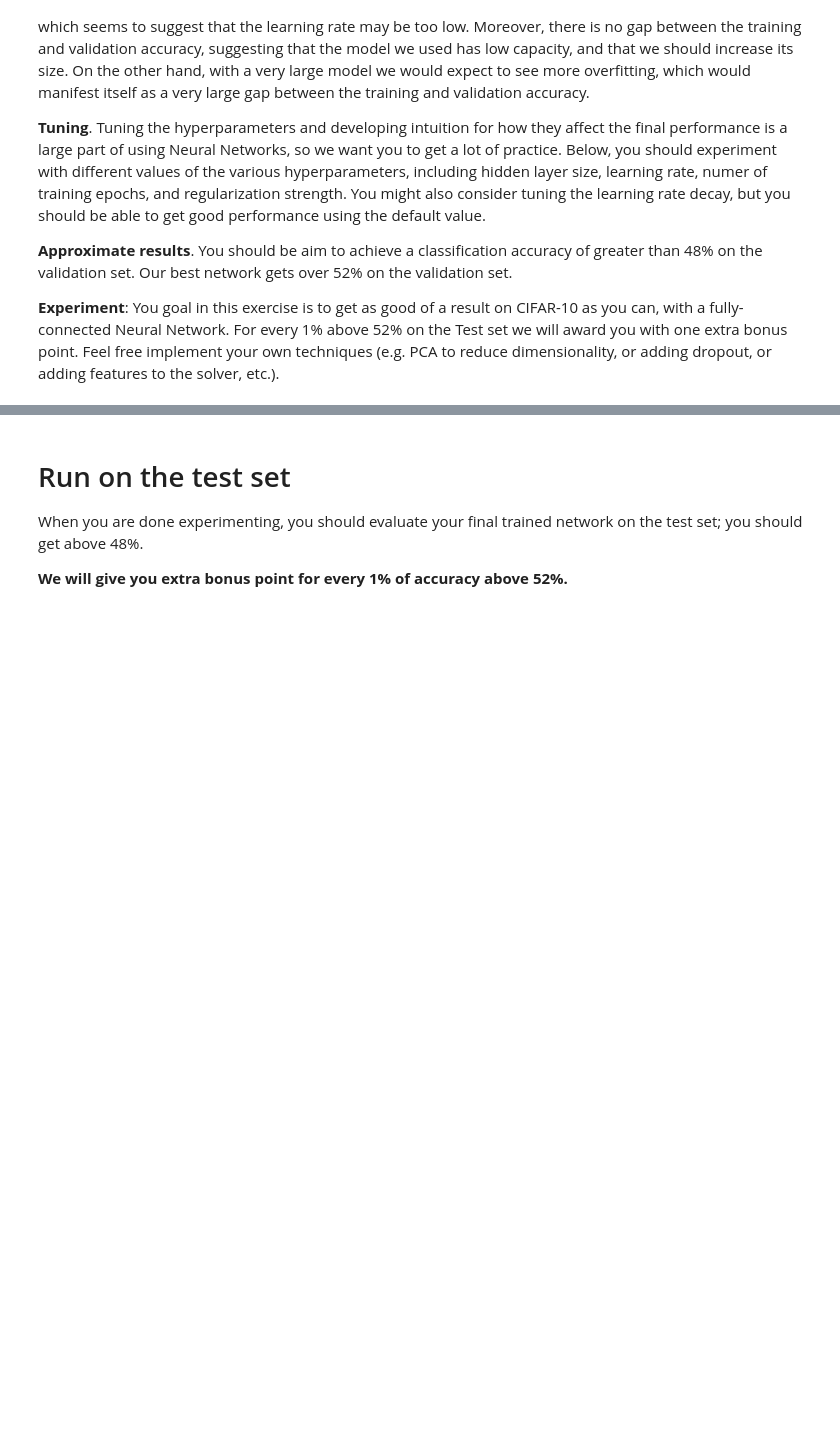
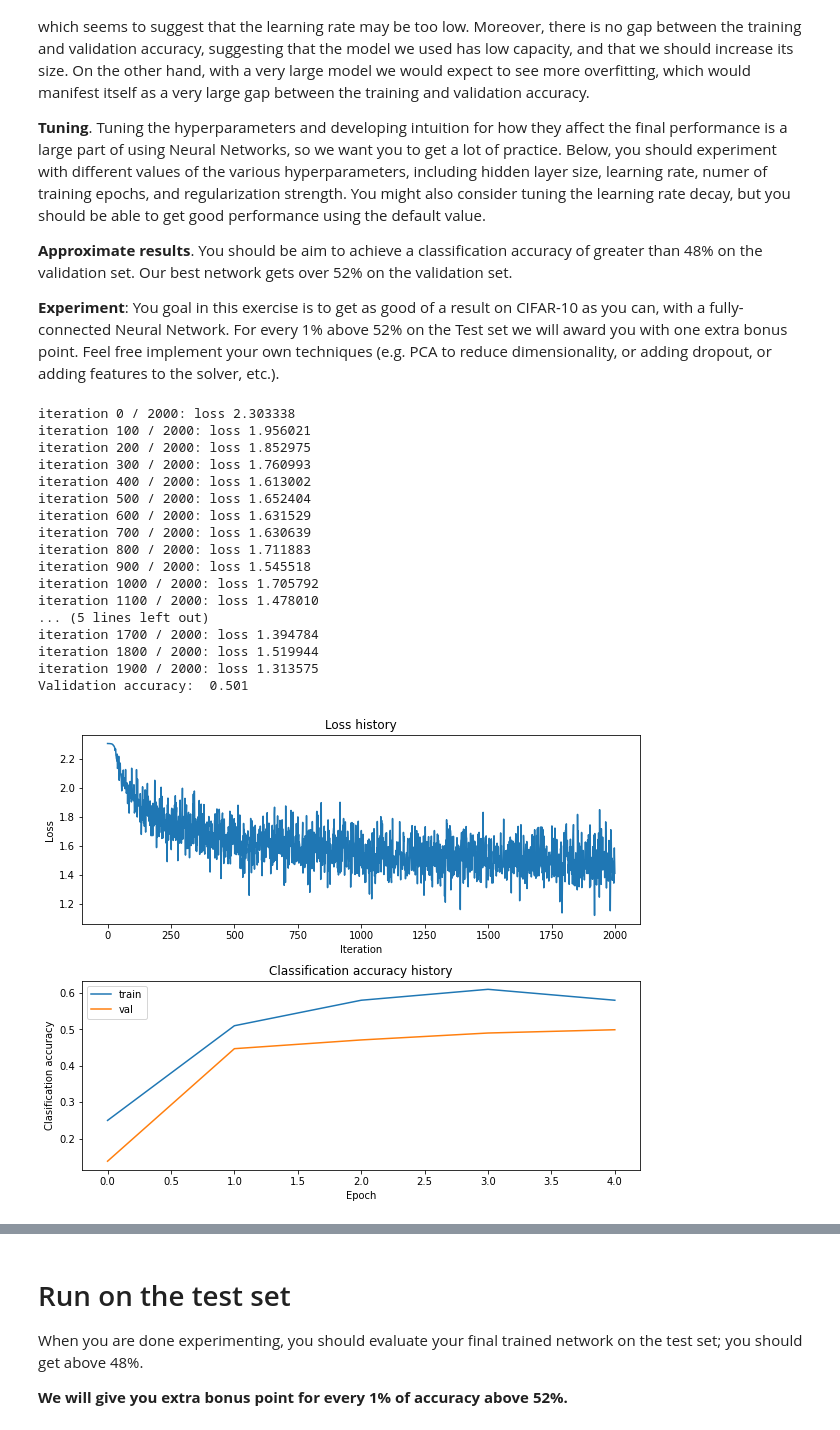
Before and after one commit to mohammadp1001/assignment_solution_cs231n, a Jupyter notebook: assignment1/two_layer_net.ipynb, the cells around one changed output, grey strips where cells are left out. Cells and saved outputs as stored; diff of their text form; code cells hidden in the pictures; blank space fills up the shorter version.

```diff
--- a/assignment1/two_layer_net.ipynb
+++ b/assignment1/two_layer_net.ipynb
@@ -229,22 +283,72 @@ show_net_weights(net)
 # %%
 best_net = None # store the best model into this
 
 #################################################################################
 # TODO: Tune hyperparameters using the validation set. Store your best trained  #
 # model in best_net.                                                            #
 #                                                                               #
 # To help debug your network, it may help to use visualizations similar to the  #
 # ones we used above; these visualizations will have significant qualitative    #
 # differences from the ones we saw above for the poorly tuned network.          #
 #                                                                               #
 # Tweaking hyperparameters by hand can be fun, but you might find it useful to  #
 # write code to sweep through possible combinations of hyperparameters          #
 # automatically like we did on the previous exercises.                          #
 #################################################################################
-pass
+input_size = 32 * 32 * 3
+hidden_size = 100
+num_classes = 10
+
+net = TwoLayerNet(input_size, hidden_size, num_classes)
+
+# Train the network
+stats = net.train(X_train, y_train, X_val, y_val,
+            num_iters=2000, batch_size=100,
+            learning_rate=1e-3, learning_rate_decay=0.95,
+            reg=0.5, verbose=True)
+
+# Predict on the validation set
+val_acc = (net.predict(X_val) == y_val).mean()
+print ('Validation accuracy: ', val_acc)
+
+plt.subplot(2, 1, 1)
+plt.plot(stats['loss_history'])
+plt.title('Loss history')
+plt.xlabel('Iteration')
+plt.ylabel('Loss')
+plt.subplots_adjust(hspace=0.3)
+plt.subplot(2, 1, 2)
+plt.plot(stats['train_acc_history'], label='train')
+plt.plot(stats['val_acc_history'], label='val')
+plt.legend()
+plt.title('Classification accuracy history')
+plt.xlabel('Epoch')
+plt.ylabel('Clasification accuracy')
+plt.show()
+
+best_net = net
 #################################################################################
 #                               END OF YOUR CODE                                #
 #################################################################################
+# %% [output]
+iteration 0 / 2000: loss 2.303338
+iteration 100 / 2000: loss 1.956021
+iteration 200 / 2000: loss 1.852975
+iteration 300 / 2000: loss 1.760993
+iteration 400 / 2000: loss 1.613002
+iteration 500 / 2000: loss 1.652404
+iteration 600 / 2000: loss 1.631529
+iteration 700 / 2000: loss 1.630639
+iteration 800 / 2000: loss 1.711883
+iteration 900 / 2000: loss 1.545518
+iteration 1000 / 2000: loss 1.705792
+iteration 1100 / 2000: loss 1.478010
+... (5 lines left out)
+iteration 1700 / 2000: loss 1.394784
+iteration 1800 / 2000: loss 1.519944
+iteration 1900 / 2000: loss 1.313575
+Validation accuracy:  0.501
+[figure, added]
 # %%
 # visualize the weights of the best network
 show_net_weights(best_net)
```
Also changed, not shown: parts of 10 cells of this notebook, 6 other files.
